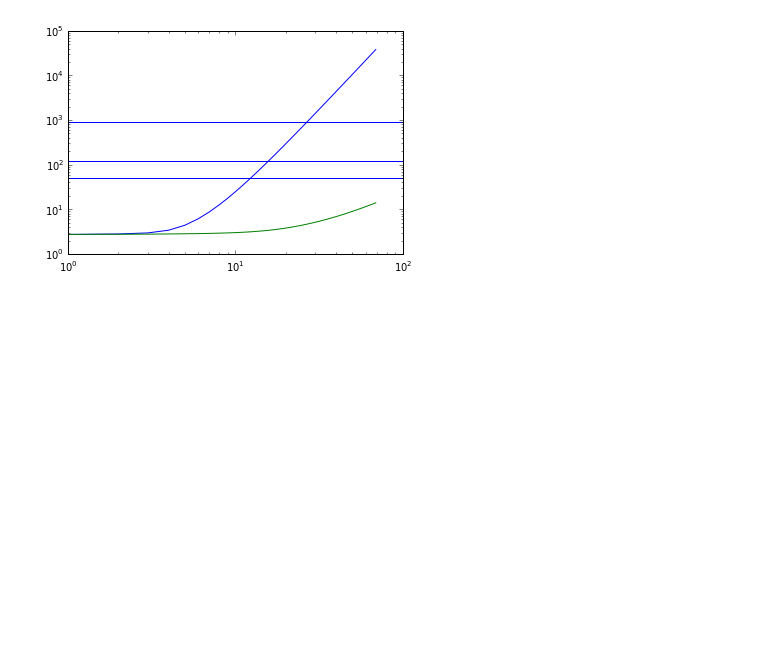
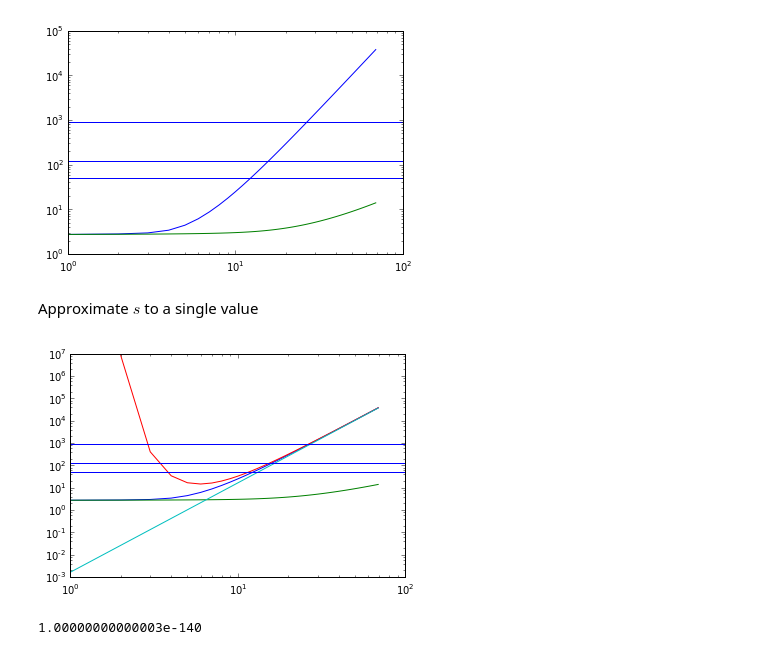
Before and after one commit to MathieuLeocmach/PALSE, a Jupyter notebook: PALSE/geometry by probability.ipynb, the cells around one changed output. Saved outputs shown, nothing was run; the diff lists cells and outputs as text; code cells hidden in the pictures; blank space fills up the shorter version.

Commit message:
single term estimate

```diff
--- a/PALSE/geometry by probability.ipynb
+++ b/PALSE/geometry by probability.ipynb
@@ -56,3 +56,26 @@ for n in [51, 123, 881]:
     plt.axhline(n)
 # %% [output]
 [figure]
+# %% [markdown]
+Approximate $s$ to a single value
+# %%
+def P2(h,A):
+    #s = N0/A**2
+    #if s>=2:
+    #    return binom.pmf(h, s, 1/s)
+    return binom.pmf(2, N0, 1/A**2) * binom.pmf(h, 2, 1/2)
+# %%
+plt.plot(range(1,N0), [1/P(0,a) for a in range(1,N0)], label='h=1')
+plt.plot(range(1,N0), [1/P1(0,a) for a in range(1,N0)], label='h=1')
+plt.plot(range(1,N0), [1/P2(0,a) for a in range(1,N0)], label='h=1')
+plt.plot(range(1,N0), (np.arange(1,N0))**4*8/N0**2, label='h=1')
+plt.xscale('log')
+plt.yscale('log')
+for n in [51, 123, 881]:
+    plt.axhline(n)
+# %% [output]
+[figure, added]
+# %%
+binom.pmf(N0, N0, 1/10**2)
+# %% [output]
+1.00000000000003e-140
```
Also changed, not shown: parts of 2 cells of this notebook.
